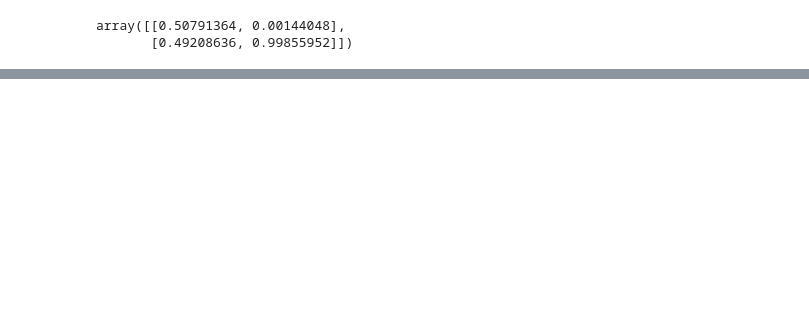
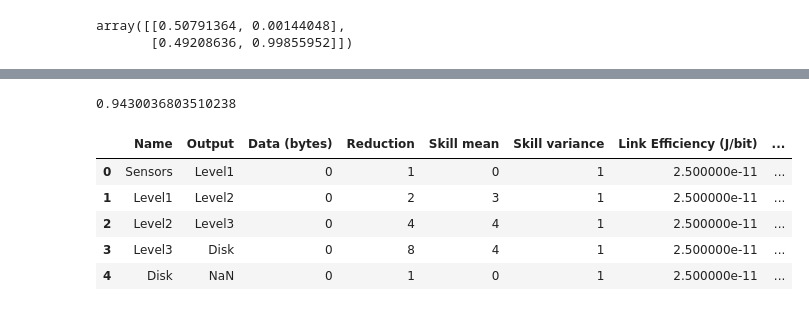
Before and after one commit to wilkieolin/system_flow, a Jupyter notebook: test_system.ipynb, the cells around one changed output, grey strips where cells are left out. Saved outputs shown, nothing was run; the diff lists cells and outputs as text; code cells hidden in the pictures; blank space fills up the shorter version.

```diff
--- a/test_system.ipynb
+++ b/test_system.ipynb
@@ -122,0 +164,4 @@ g.nodes["Level3"]
+# %%
+recall(g.graph["performance"])
+# %% [output]
+0.9430036803510238
@@ -122,0 +170,9 @@ g.nodes["Level3"]
+# %%
+triggers
+# %% [output]
+|  | Name | Output | Data (bytes) | Reduction | Skill mean | Skill variance | Link Efficiency (J/bit) | ... |
+| 0 | Sensors | Level1 | 0 | 1 | 0 | 1 | 2.500000e-11 | ... |
+| 1 | Level1 | Level2 | 0 | 2 | 3 | 1 | 2.500000e-11 | ... |
+| 2 | Level2 | Level3 | 0 | 4 | 4 | 1 | 2.500000e-11 | ... |
+| 3 | Level3 | Disk | 0 | 8 | 4 | 1 | 2.500000e-11 | ... |
+| 4 | Disk | NaN | 0 | 1 | 0 | 1 | 2.500000e-11 | ... |
```
Also changed, not shown: parts of 15 cells of this notebook, 1 other file.
